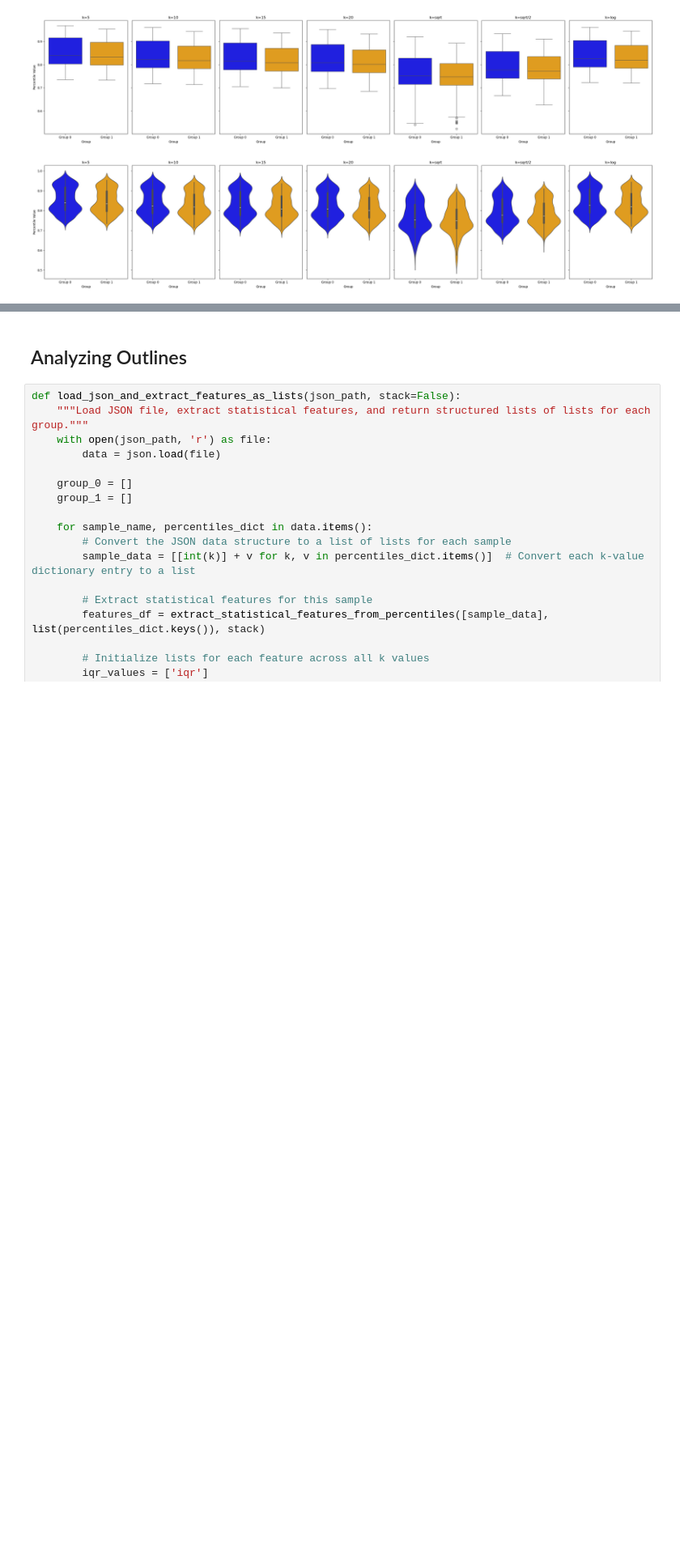
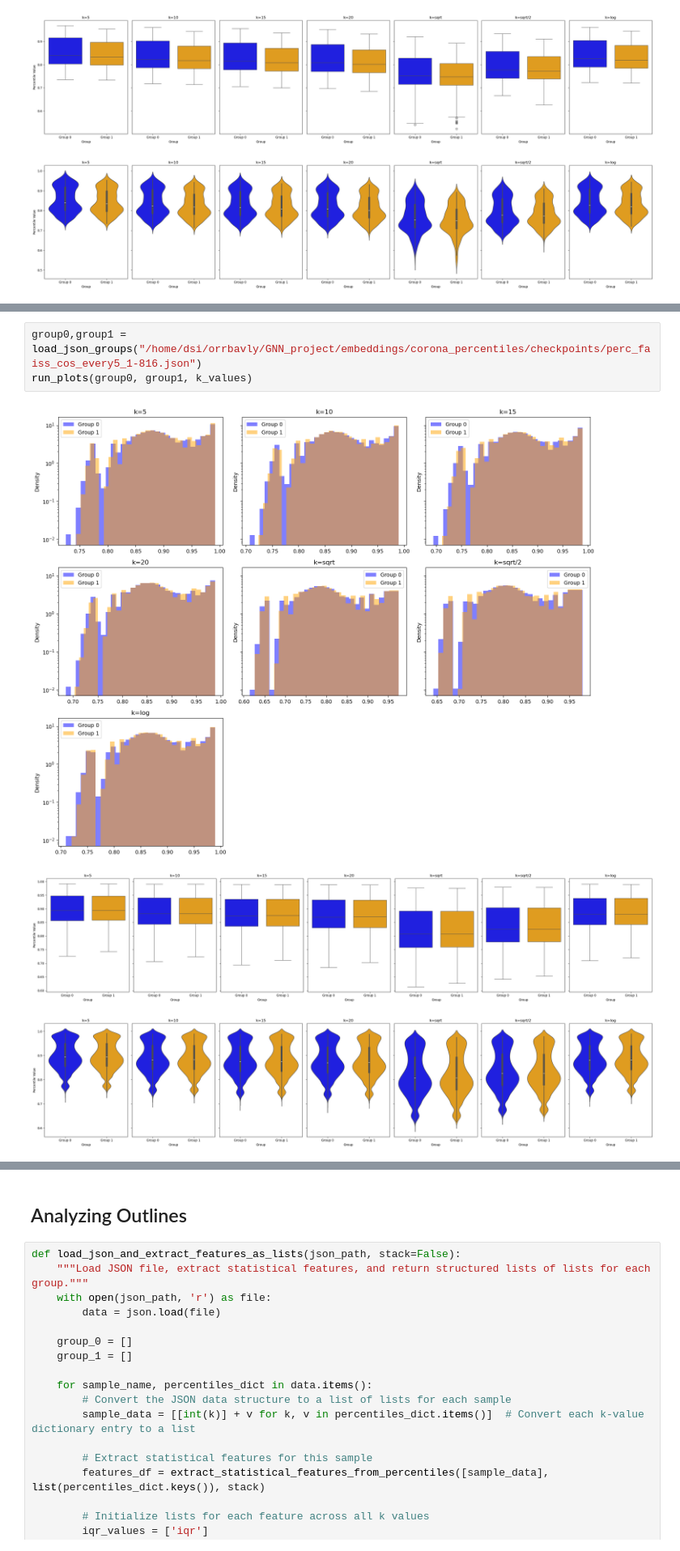
Before and after one commit to OrrBav/GNN_project, a Jupyter notebook: percentile_eda.ipynb, the cells around one changed output, grey strips where cells are left out. Shown at 81% size. Drawn from its saved outputs; the diff is of its cells as text; blank space fills up the shorter version.

```diff
--- a/percentile_eda.ipynb
+++ b/percentile_eda.ipynb
@@ -1491,0 +1856,7 @@ run_plots(group0, group1, k_values)
+# %%
+group0,group1 = load_json_groups("/home/dsi/orrbavly/GNN_project/embeddings/corona_percentiles/checkpoints/perc_faiss_cos_every5_1-816.json")
+run_plots(group0, group1, k_values)
+# %% [output]
+[figure, added]
+[figure, added]
+[figure, added]
```
Also changed, not shown: parts of 139 cells of this notebook, 18 other files.
